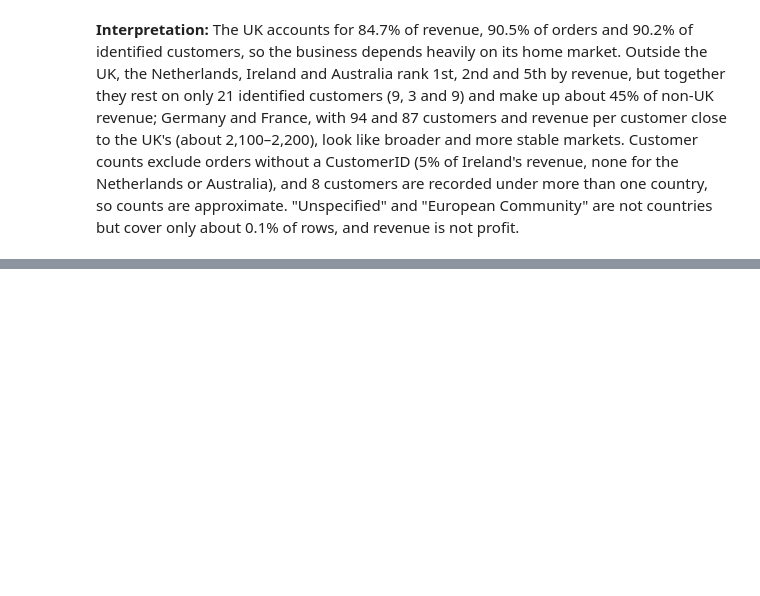
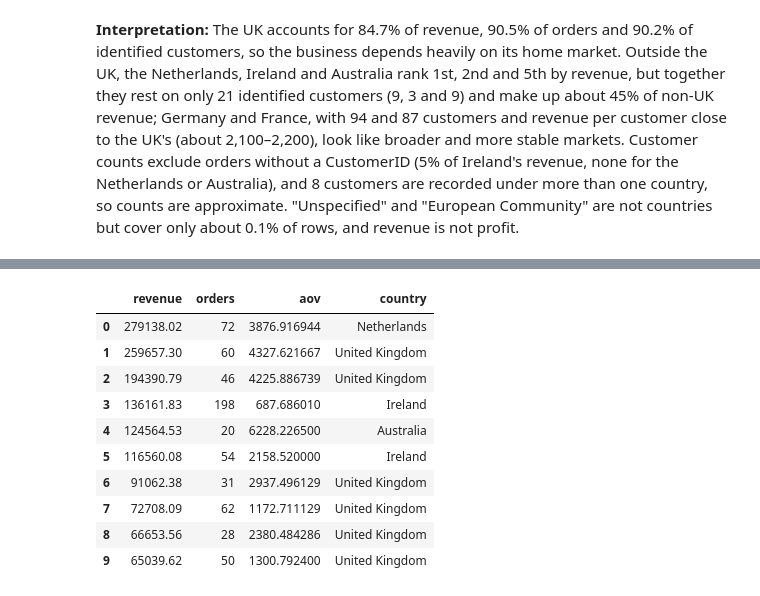
Before and after one commit to MahdiYaqobi/online-retail-data-cleaning, a Jupyter notebook: notebooks/eda_notebook.ipynb, the cells around one changed output, grey strips where cells are left out. Drawn from its saved outputs; the diff is of its cells as text; code cells hidden in the pictures; blank space fills up the shorter version.

```diff
--- a/notebooks/eda_notebook.ipynb
+++ b/notebooks/eda_notebook.ipynb
@@ -598,0 +658,18 @@ plt.show()
+# %%
+# table of top 10 customers with country
+top_10 = customer_summary.head(10).copy()
+country_of = sales_filtered.groupby('CustomerID')['Country'].first()
+top_10['country'] = top_10['CustomerID'].map(country_of)
+top_10[['revenue', 'orders', 'aov', 'country']]
+# %% [output]
+|  | revenue | orders | aov | country |
+| 0 | 279138.02 | 72 | 3876.916944 | Netherlands |
+| 1 | 259657.30 | 60 | 4327.621667 | United Kingdom |
+| 2 | 194390.79 | 46 | 4225.886739 | United Kingdom |
+| 3 | 136161.83 | 198 | 687.686010 | Ireland |
+| 4 | 124564.53 | 20 | 6228.226500 | Australia |
+| 5 | 116560.08 | 54 | 2158.520000 | Ireland |
+| 6 | 91062.38 | 31 | 2937.496129 | United Kingdom |
+| 7 | 72708.09 | 62 | 1172.711129 | United Kingdom |
+| 8 | 66653.56 | 28 | 2380.484286 | United Kingdom |
+| 9 | 65039.62 | 50 | 1300.792400 | United Kingdom |
```
Also changed, not shown: parts of 7 cells of this notebook.
